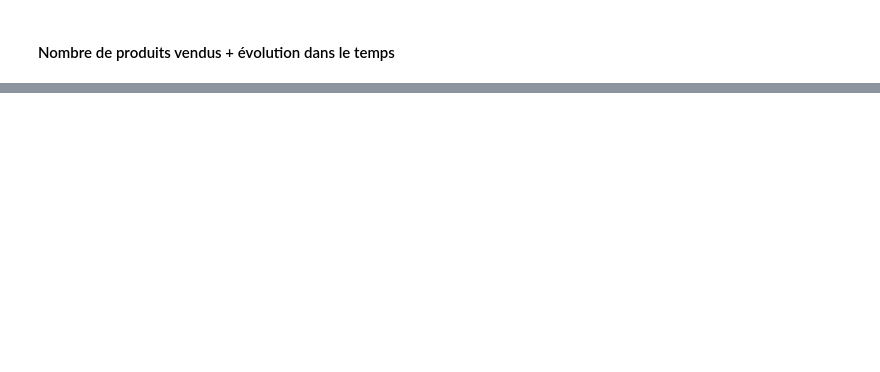
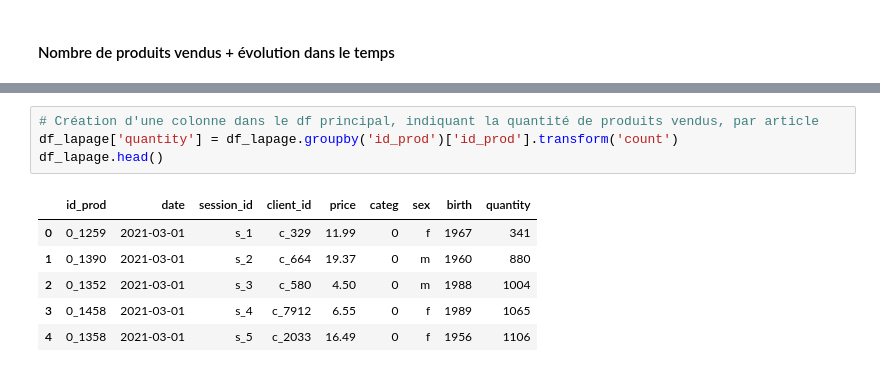
Before and after one commit to loriaujulie/projet9_Lapage, a Jupyter notebook: notebooks/analyses_annabelle.ipynb, the cells around one changed output, grey strips where cells are left out. Cells and saved outputs as stored; diff of their text form; blank space fills up the shorter version.

Commit message:
Création des df permettant de travailler sur le CA / les tops / les flops

```diff
--- a/notebooks/analyses_annabelle.ipynb
+++ b/notebooks/analyses_annabelle.ipynb
@@ -243,0 +389,11 @@ figure4.show()
+# %%
+# Création d'une colonne dans le df principal, indiquant la quantité de produits vendus, par article
+df_lapage['quantity'] = df_lapage.groupby('id_prod')['id_prod'].transform('count')
+df_lapage.head()
+# %% [output]
+|  | id_prod | date | session_id | client_id | price | categ | sex | birth | quantity |
+| 0 | 0_1259 | 2021-03-01 | s_1 | c_329 | 11.99 | 0 | f | 1967 | 341 |
+| 1 | 0_1390 | 2021-03-01 | s_2 | c_664 | 19.37 | 0 | m | 1960 | 880 |
+| 2 | 0_1352 | 2021-03-01 | s_3 | c_580 | 4.50 | 0 | m | 1988 | 1004 |
+| 3 | 0_1458 | 2021-03-01 | s_4 | c_7912 | 6.55 | 0 | f | 1989 | 1065 |
+| 4 | 0_1358 | 2021-03-01 | s_5 | c_2033 | 16.49 | 0 | f | 1956 | 1106 |
```
Also changed, not shown: parts of 20 cells of this notebook.
